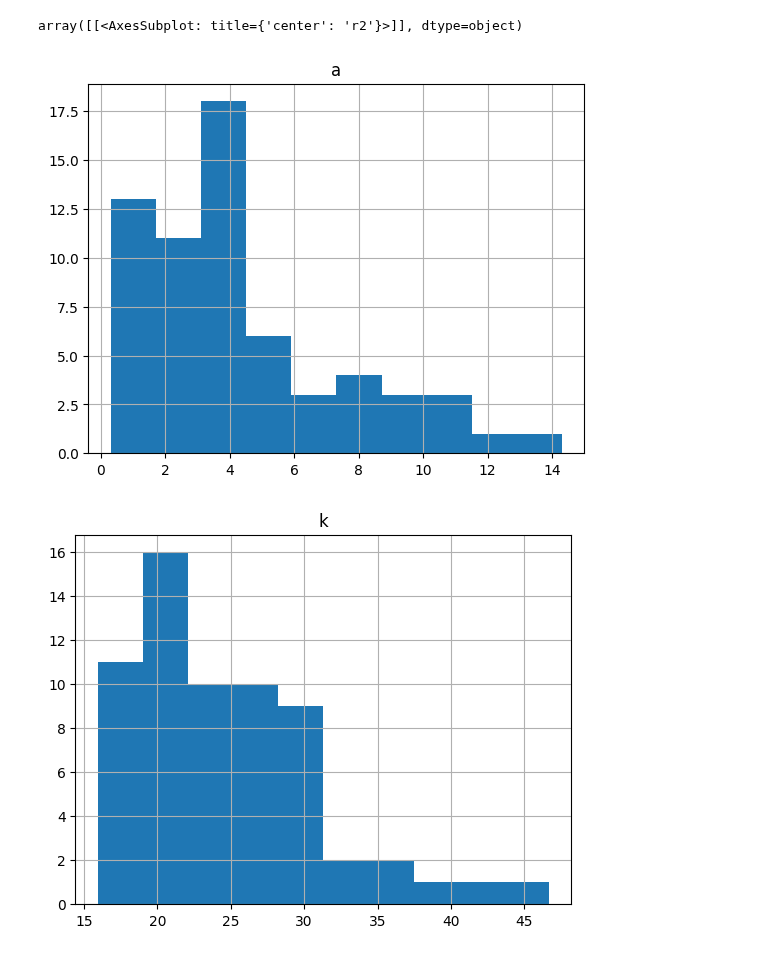
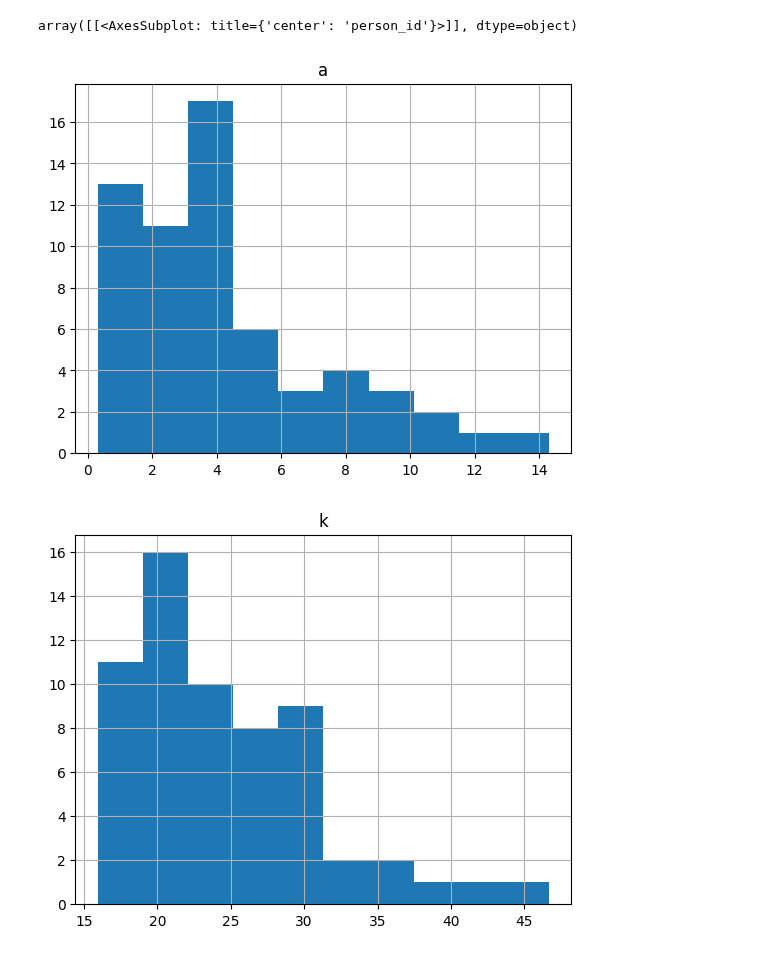
Before and after one commit to siemdejong/skinstression, a Jupyter notebook: notebooks/11-sjg-logistic.ipynb, the cells around one changed output. Drawn from its saved outputs; the diff is of its cells as text; code cells hidden in the pictures.

```diff
--- a/notebooks/11-sjg-logistic.ipynb
+++ b/notebooks/11-sjg-logistic.ipynb
@@ -8,5 +10,5 @@ import numpy as np
 # %%
-file = "../data/SSCURVES(1-61).xlsx"
+file = "../data/SSCURVES.xlsx"
 # %%
 def logistic(x, a, k, xc):
     return a/(1 + np.exp(-k*(x-xc)))
@@ -26,6 +28,7 @@ def r2_fn(y, y_fit):
 xls = pd.ExcelFile(file)
 
 index_list =  []
+person_ids = []
 a_list = []
 k_list = []
 xc_list = []
@@ -38,6 +41,15 @@ x = np.linspace(0, 2.5, 1000)
 
 for sheet, ax in tqdm(zip(xls.sheet_names, axs.flat), total=len(xls.sheet_names), ncols=100):
     df = pd.read_excel(file, sheet_name=sheet)
+
+    try:
+        person_id = int(df['id'].iloc[0])
+    except KeyError:
+        print(f"No person id information found for {sheet}")
+        continue
+
+    person_ids.append(person_id)
+
     df = df.groupby(["Strain"], as_index=False).agg({'Stress': 'mean'})
     df = df.sort_values("Strain")
 
@@ -60,10 +72,12 @@ for sheet, ax in tqdm(zip(xls.sheet_names, axs.flat), total=len(xls.sheet_names)
 
 data = {
     "index": index_list,
+
     "a": a_list,
     "k": k_list,
     "xc": xc_list,
     "r2": r2_list,
+    "person_id": person_ids,
 }
 
 df = pd.DataFrame.from_dict(data)
@@ -93,9 +109,10 @@ df.to_csv("outputs/logistic_targets.csv", index=False) # We have our own indices
 # %%
 df.hist(column='a')
 df.hist(column='k')
 df.hist(column='xc')
 df.hist(column='r2')
+df.hist(column='person_id')
 # %% [output]
-array([[<AxesSubplot: title={'center': 'r2'}>]], dtype=object)
+array([[<AxesSubplot: title={'center': 'person_id'}>]], dtype=object)
-[figure, old version]
+[figure, new version]
-[figure, old version]
+[figure, new version]
```
Also changed, not shown: parts of 3 cells of this notebook, 4 other files.
